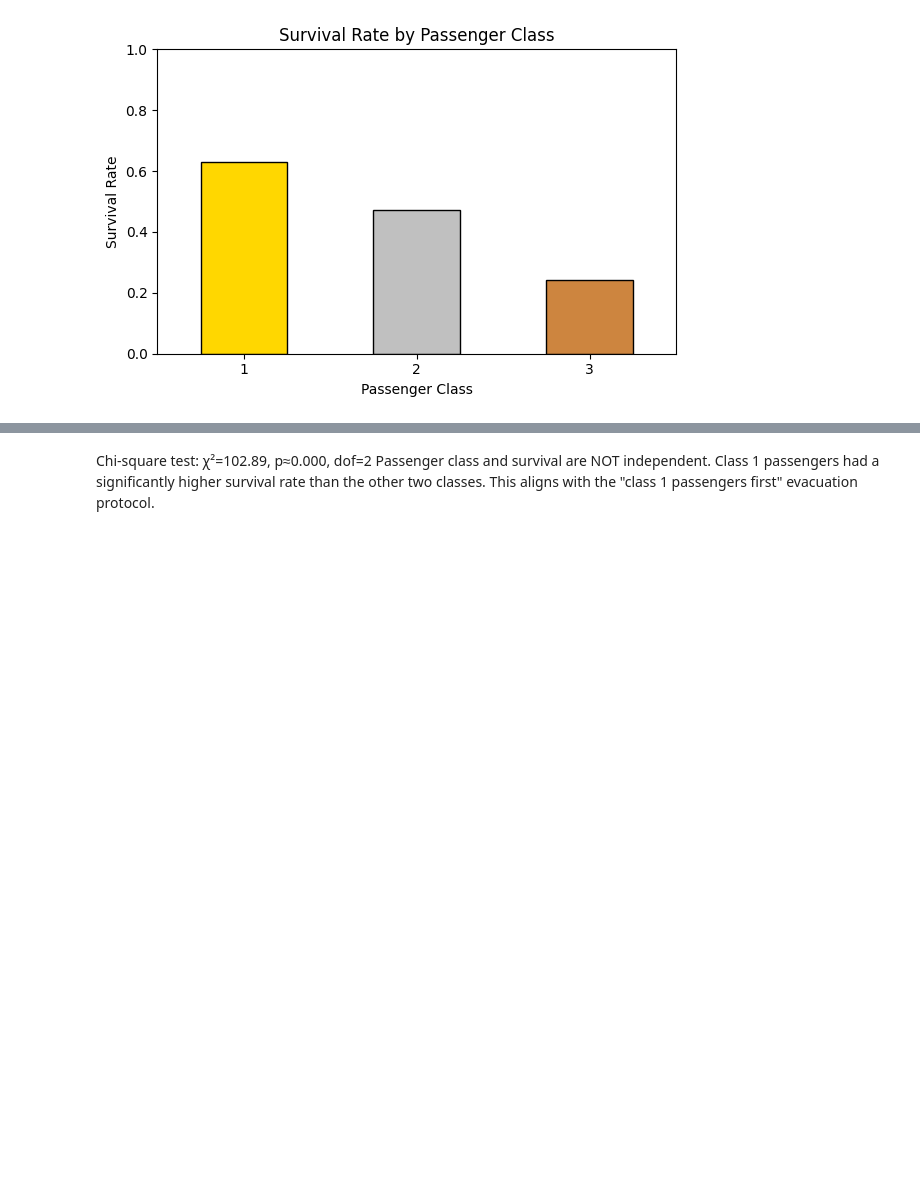
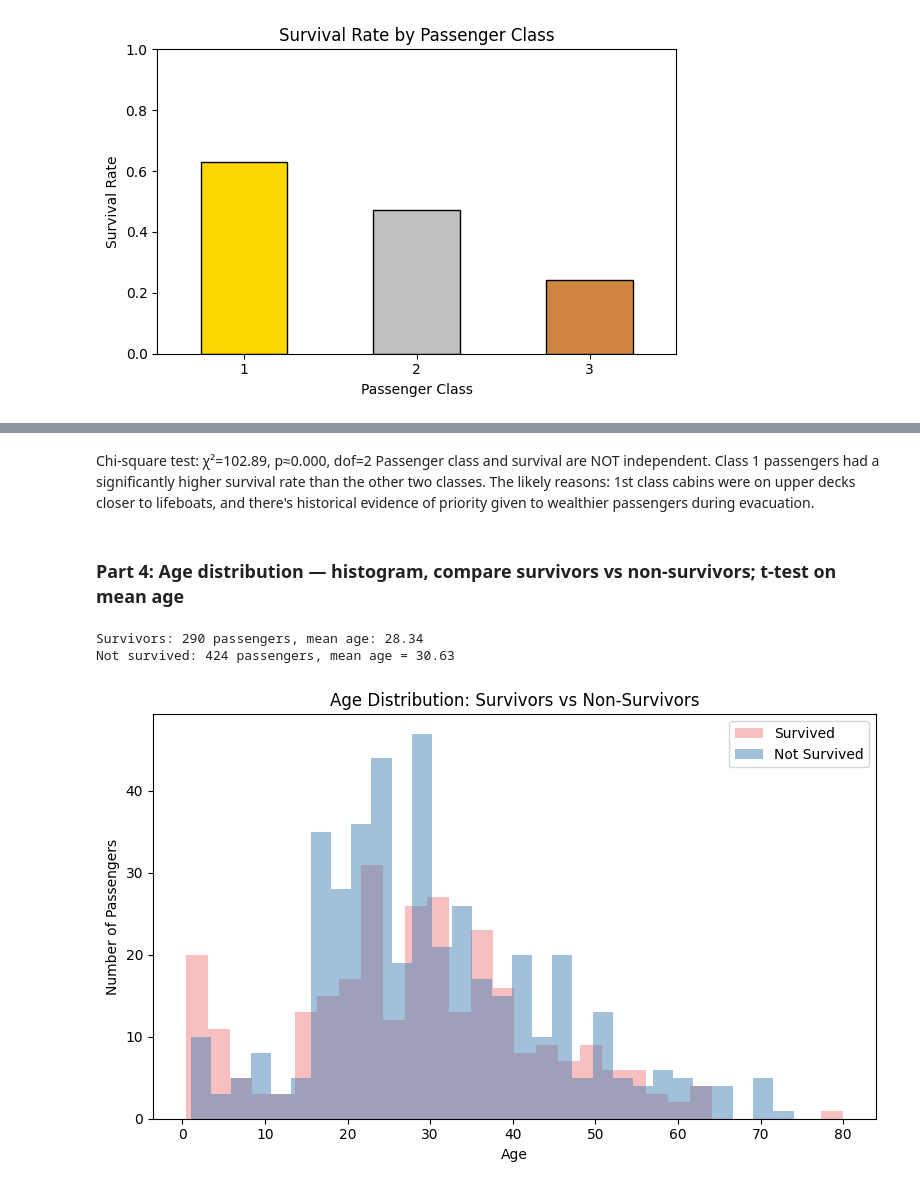
Before and after one commit to Thunder-Bird-007/titanic-survival-analysis, a Jupyter notebook: notebooks/analysis.ipynb, the cells around one changed output, grey strips where cells are left out. Drawn from its saved outputs; the diff is of its cells as text; code cells hidden in the pictures; blank space fills up the shorter version.

```diff
--- a/notebooks/analysis.ipynb
+++ b/notebooks/analysis.ipynb
@@ -133,4 +142,28 @@ else:
 Chi-square test: χ²=102.89, p≈0.000, dof=2
 Passenger class and survival are NOT independent.
 Class 1 passengers had a significantly higher survival rate than the other two classes.
-This aligns with the "class 1 passengers first" evacuation protocol.
+The likely reasons: 1st class cabins were on upper decks closer to lifeboats, and there's historical evidence of priority given to wealthier passengers during evacuation.
+# %% [markdown]
+### Part 4: Age distribution — histogram, compare survivors vs non-survivors; t-test on mean age
+# %%
+survived_age = df[df['Survived']==1]['Age'].dropna()
+not_survived_age = df[df['Survived'] == 0]['Age'].dropna()
+# %%
+print(f"Survivors: {len(survived_age)} passengers, mean age: {survived_age.mean():.2f}")
+print(f"Not survived: {len(not_survived_age)} passengers, mean age = {not_survived_age.mean():.2f}")
+# %% [output]
+Survivors: 290 passengers, mean age: 28.34
+Not survived: 424 passengers, mean age = 30.63
+# %%
+plt.figure(figsize=(8,5))
+plt.hist(survived_age,  bins=30, alpha=0.5, color='lightcoral', label='Survived')
+plt.hist(not_survived_age, bins=30, alpha=0.5, color='steelblue', label='Not Survived')
+plt.title("Age Distribution: Survivors vs Non-Survivors")
+plt.xlabel('Age')
+plt.ylabel('Number of Passengers')
+plt.legend()
+plt.tight_layout()
+plt.savefig("../visuals/age_distribution.png",  dpi=150, bbox_inches='tight')
+plt.show()
+# %% [output]
+[figure, added]
```
Also changed, not shown: parts of 2 cells of this notebook, 1 other file.
